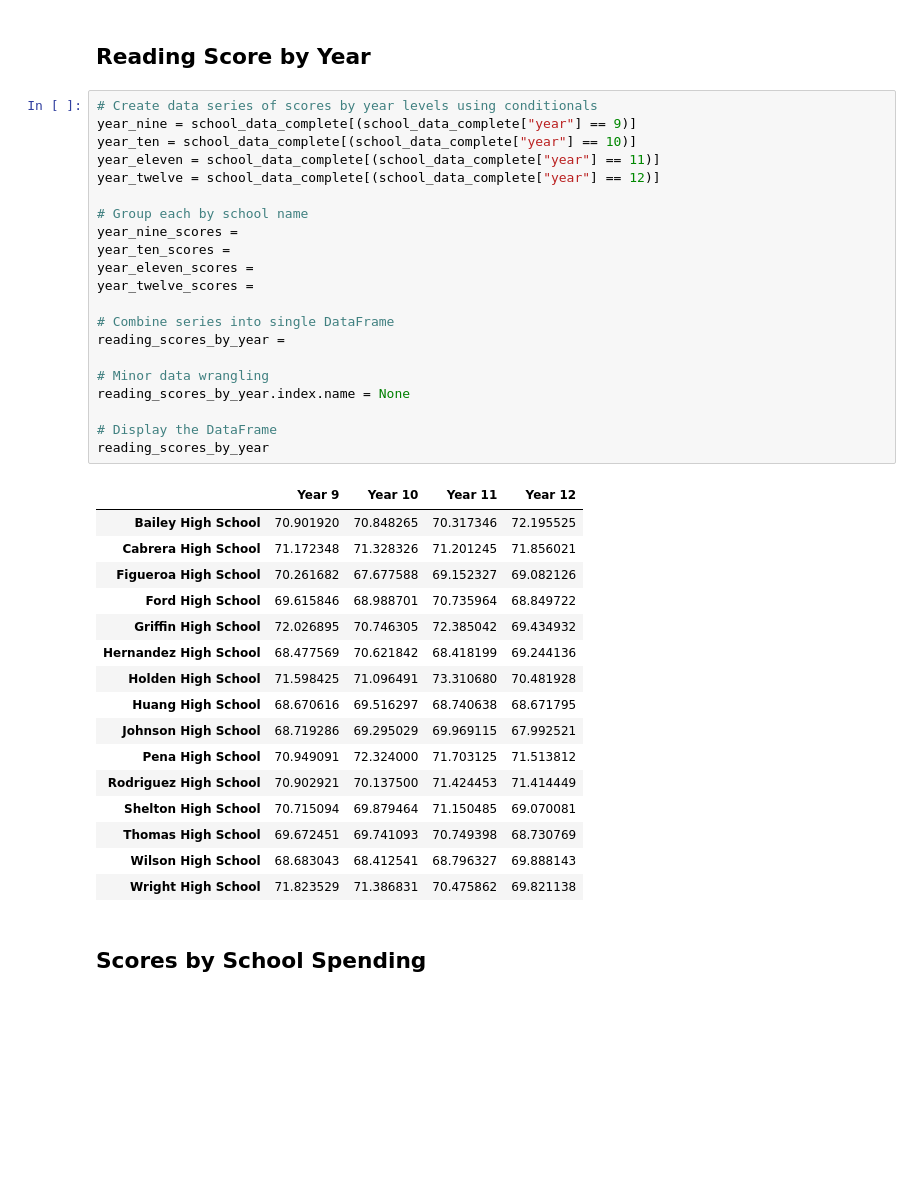
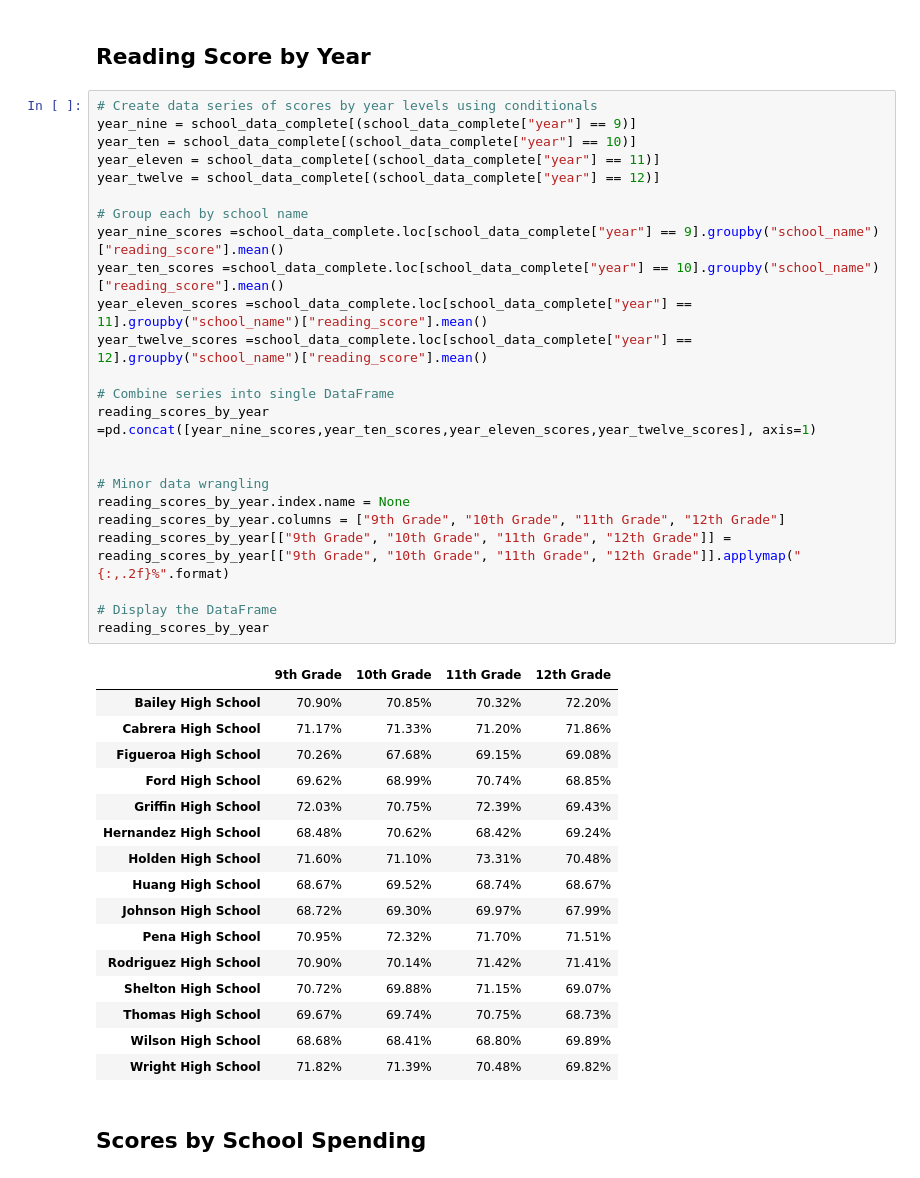
Before and after one commit to umasel/pandas_challenge, a Jupyter notebook: PyCitySchools/PyCitySchools_starter.ipynb, the cells around one changed output. Drawn from its saved outputs; the diff is of its cells as text; blank space fills up the shorter version.

```diff
--- a/PyCitySchools/PyCitySchools_starter.ipynb
+++ b/PyCitySchools/PyCitySchools_starter.ipynb
@@ -200,41 +222,44 @@ maths_scores_by_year
 # %%
 # Create data series of scores by year levels using conditionals
 year_nine = school_data_complete[(school_data_complete["year"] == 9)]
 year_ten = school_data_complete[(school_data_complete["year"] == 10)]
 year_eleven = school_data_complete[(school_data_complete["year"] == 11)]
 year_twelve = school_data_complete[(school_data_complete["year"] == 12)]
 
 # Group each by school name
-year_nine_scores =
-year_ten_scores =
-year_eleven_scores =
-year_twelve_scores =
+year_nine_scores =school_data_complete.loc[school_data_complete["year"] == 9].groupby("school_name")["reading_score"].mean()
+year_ten_scores =school_data_complete.loc[school_data_complete["year"] == 10].groupby("school_name")["reading_score"].mean()
+year_eleven_scores =school_data_complete.loc[school_data_complete["year"] == 11].groupby("school_name")["reading_score"].mean()
+year_twelve_scores =school_data_complete.loc[school_data_complete["year"] == 12].groupby("school_name")["reading_score"].mean()
 
 # Combine series into single DataFrame
-reading_scores_by_year =
+reading_scores_by_year =pd.concat([year_nine_scores,year_ten_scores,year_eleven_scores,year_twelve_scores], axis=1)
+
 
 # Minor data wrangling
 reading_scores_by_year.index.name = None
+reading_scores_by_year.columns = ["9th Grade", "10th Grade", "11th Grade", "12th Grade"]
+reading_scores_by_year[["9th Grade", "10th Grade", "11th Grade", "12th Grade"]] = reading_scores_by_year[["9th Grade", "10th Grade", "11th Grade", "12th Grade"]].applymap("{:,.2f}%".format)
 
 # Display the DataFrame
 reading_scores_by_year
 # %% [output]
-|  | Year 9 | Year 10 | Year 11 | Year 12 |
-| Bailey High School | 70.901920 | 70.848265 | 70.317346 | 72.195525 |
-| Cabrera High School | 71.172348 | 71.328326 | 71.201245 | 71.856021 |
-| Figueroa High School | 70.261682 | 67.677588 | 69.152327 | 69.082126 |
-| Ford High School | 69.615846 | 68.988701 | 70.735964 | 68.849722 |
-| Griffin High School | 72.026895 | 70.746305 | 72.385042 | 69.434932 |
-| Hernandez High School | 68.477569 | 70.621842 | 68.418199 | 69.244136 |
-| Holden High School | 71.598425 | 71.096491 | 73.310680 | 70.481928 |
-| Huang High School | 68.670616 | 69.516297 | 68.740638 | 68.671795 |
-| Johnson High School | 68.719286 | 69.295029 | 69.969115 | 67.992521 |
-| Pena High School | 70.949091 | 72.324000 | 71.703125 | 71.513812 |
-| Rodriguez High School | 70.902921 | 70.137500 | 71.424453 | 71.414449 |
-| Shelton High School | 70.715094 | 69.879464 | 71.150485 | 69.070081 |
-| Thomas High School | 69.672451 | 69.741093 | 70.749398 | 68.730769 |
-| Wilson High School | 68.683043 | 68.412541 | 68.796327 | 69.888143 |
-| Wright High School | 71.823529 | 71.386831 | 70.475862 | 69.821138 |
+|  | 9th Grade | 10th Grade | 11th Grade | 12th Grade |
+| Bailey High School | 70.90% | 70.85% | 70.32% | 72.20% |
+| Cabrera High School | 71.17% | 71.33% | 71.20% | 71.86% |
+| Figueroa High School | 70.26% | 67.68% | 69.15% | 69.08% |
+| Ford High School | 69.62% | 68.99% | 70.74% | 68.85% |
+| Griffin High School | 72.03% | 70.75% | 72.39% | 69.43% |
+| Hernandez High School | 68.48% | 70.62% | 68.42% | 69.24% |
+| Holden High School | 71.60% | 71.10% | 73.31% | 70.48% |
+| Huang High School | 68.67% | 69.52% | 68.74% | 68.67% |
+| Johnson High School | 68.72% | 69.30% | 69.97% | 67.99% |
+| Pena High School | 70.95% | 72.32% | 71.70% | 71.51% |
+| Rodriguez High School | 70.90% | 70.14% | 71.42% | 71.41% |
+| Shelton High School | 70.72% | 69.88% | 71.15% | 69.07% |
+| Thomas High School | 69.67% | 69.74% | 70.75% | 68.73% |
+| Wilson High School | 68.68% | 68.41% | 68.80% | 69.89% |
+| Wright High School | 71.82% | 71.39% | 70.48% | 69.82% |
 # %% [markdown]
 ## Scores by School Spending
 # %%
```
Also changed, not shown: parts of 23 cells of this notebook, 2 other files.
